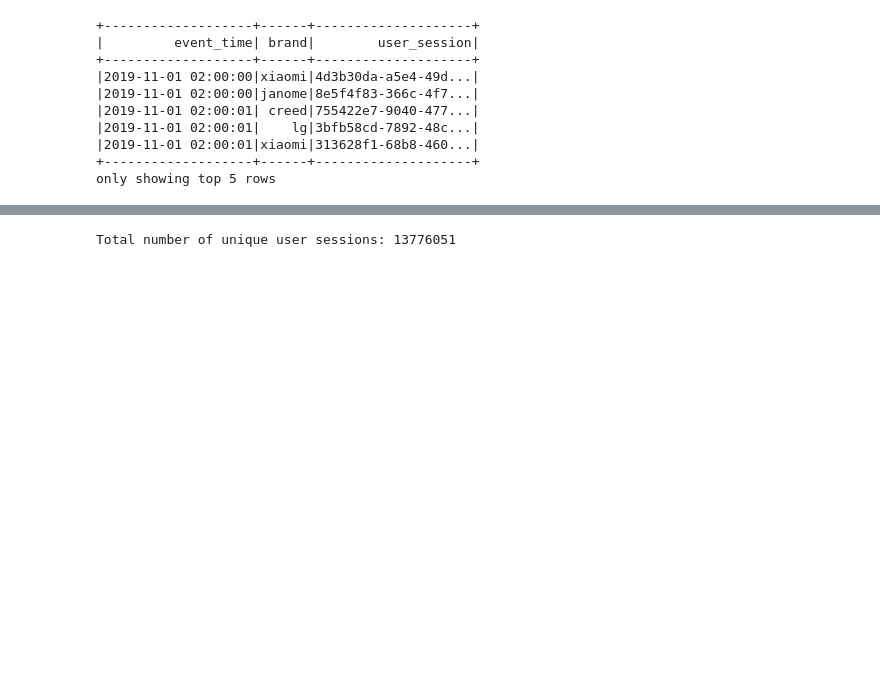
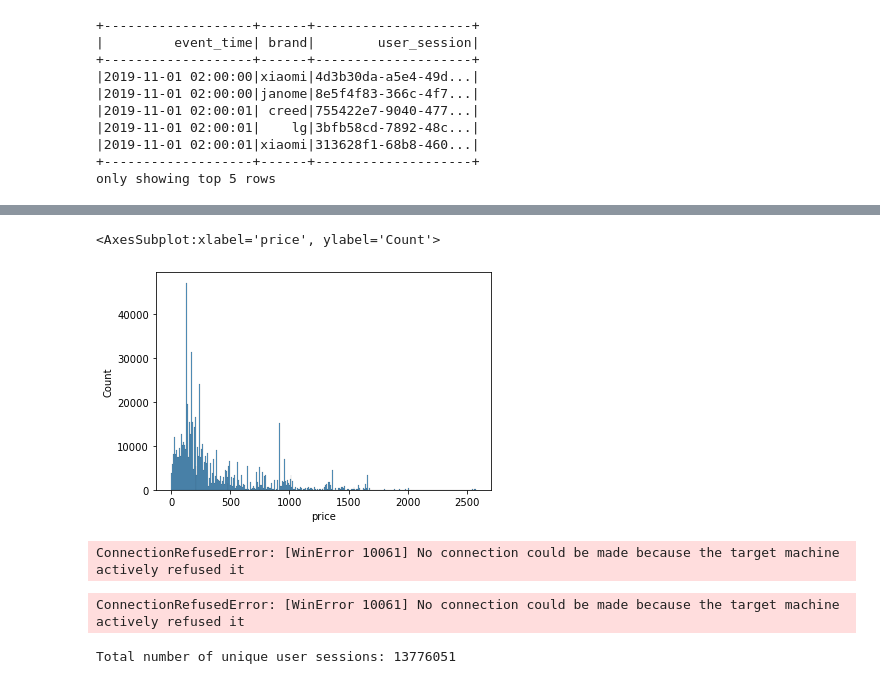
Before and after one commit to matomeledwaba/MIT805, a Jupyter notebook: MIT805.ipynb, the cells around one changed output, grey strips where cells are left out. Drawn from its saved outputs; the diff is of its cells as text; code cells hidden in the pictures; blank space fills up the shorter version.

Commit message:
exploratory data analysis: histogram plots of the data subsets

```diff
--- a/MIT805.ipynb
+++ b/MIT805.ipynb
@@ -68,3 +68,8 @@ clean_bigdata.select("event_time","brand","user_session").show(5)
 |2019-11-01 02:00:01|xiaomi|313628f1-68b8-460...|
 +-------------------+------+--------------------+
 only showing top 5 rows
+# %%
+#Creating subsets of the dataframe
+purchase_data = clean_bigdata.filter(clean_bigdata.event_type =="purchase")
+view_data = clean_bigdata.filter(clean_bigdata.event_type == "view")
+cart_data = clean_bigdata.filter(clean_bigdata.event_type == "cart")
@@ -70,0 +85,14 @@ only showing top 5 rows
+# %%
+#Visualize the purchase_data
+sns.histplot(purchase_data.toPandas()['price'])
+# %% [output]
+<AxesSubplot:xlabel='price', ylabel='Count'>
+[figure, added]
+# %%
+sns.histplot(view_data.toPandas()['price'])
+# %% [output]
+ConnectionRefusedError: [WinError 10061] No connection could be made because the target machine actively refused it
+# %%
+sns.histplot(cart_data.toPandas()['price'])
+# %% [output]
+ConnectionRefusedError: [WinError 10061] No connection could be made because the target machine actively refused it
```
Also changed, not shown: parts of 2 cells of this notebook.
